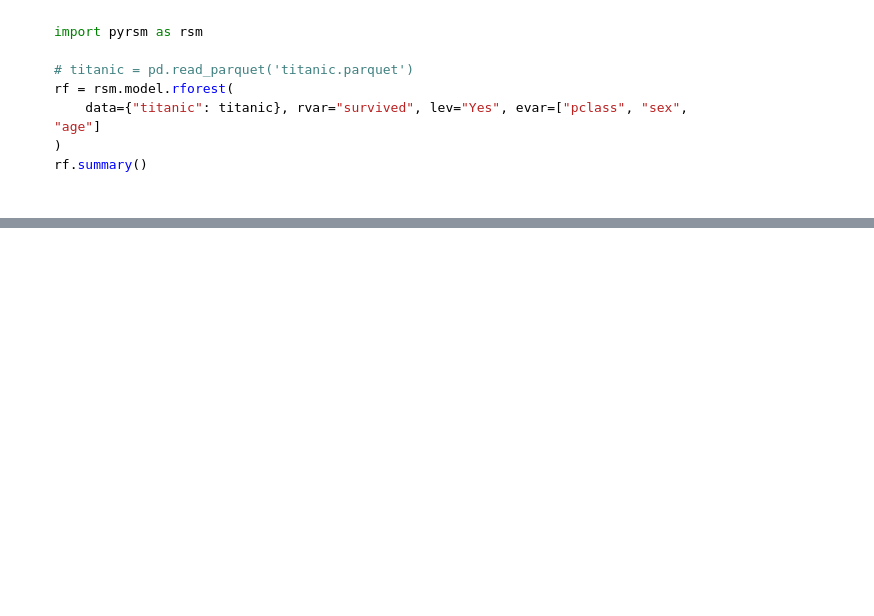
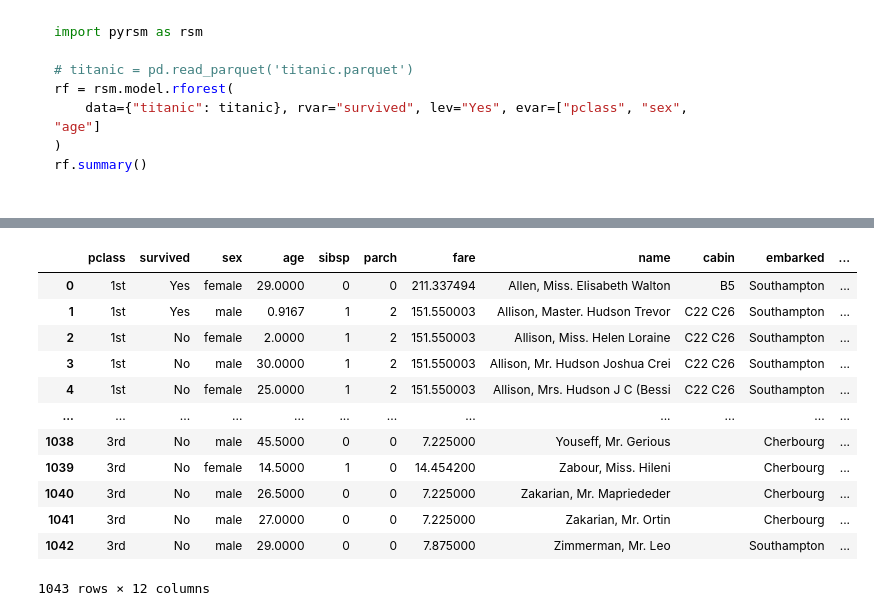
Before and after one commit to vnijs/pyrsm, a Jupyter notebook: examples/model/model-rforest-classification.ipynb, the cells around one changed output, grey strips where cells are left out. Drawn from its saved outputs; the diff is of its cells as text; code cells hidden in the pictures; blank space fills up the shorter version.

```diff
--- a/examples/model/model-rforest-classification.ipynb
+++ b/examples/model/model-rforest-classification.ipynb
@@ -205,0 +218,17 @@ rf.summary()
+# %%
+titanic["prediction"] = rf.predict(titanic)["prediction"]
+titanic
+# %% [output]
+|  | pclass | survived | sex | age | sibsp | parch | fare | name | cabin | embarked | ... |
+| 0 | 1st | Yes | female | 29.0000 | 0 | 0 | 211.337494 | Allen, Miss. Elisabeth Walton | B5 | Southampton | ... |
+| 1 | 1st | Yes | male | 0.9167 | 1 | 2 | 151.550003 | Allison, Master. Hudson Trevor | C22 C26 | Southampton | ... |
+| 2 | 1st | No | female | 2.0000 | 1 | 2 | 151.550003 | Allison, Miss. Helen Loraine | C22 C26 | Southampton | ... |
+| 3 | 1st | No | male | 30.0000 | 1 | 2 | 151.550003 | Allison, Mr. Hudson Joshua Crei | C22 C26 | Southampton | ... |
+| 4 | 1st | No | female | 25.0000 | 1 | 2 | 151.550003 | Allison, Mrs. Hudson J C (Bessi | C22 C26 | Southampton | ... |
+| ... | ... | ... | ... | ... | ... | ... | ... | ... | ... | ... | ... |
+| 1038 | 3rd | No | male | 45.5000 | 0 | 0 | 7.225000 | Youseff, Mr. Gerious |  | Cherbourg | ... |
+| 1039 | 3rd | No | female | 14.5000 | 1 | 0 | 14.454200 | Zabour, Miss. Hileni |  | Cherbourg | ... |
+| 1040 | 3rd | No | male | 26.5000 | 0 | 0 | 7.225000 | Zakarian, Mr. Mapriededer |  | Cherbourg | ... |
+| 1041 | 3rd | No | male | 27.0000 | 0 | 0 | 7.225000 | Zakarian, Mr. Ortin |  | Cherbourg | ... |
+| 1042 | 3rd | No | male | 29.0000 | 0 | 0 | 7.875000 | Zimmerman, Mr. Leo |  | Southampton | ... |
+1043 rows × 12 columns
```
Also changed, not shown: parts of 11 cells of this notebook, 7 other files.
